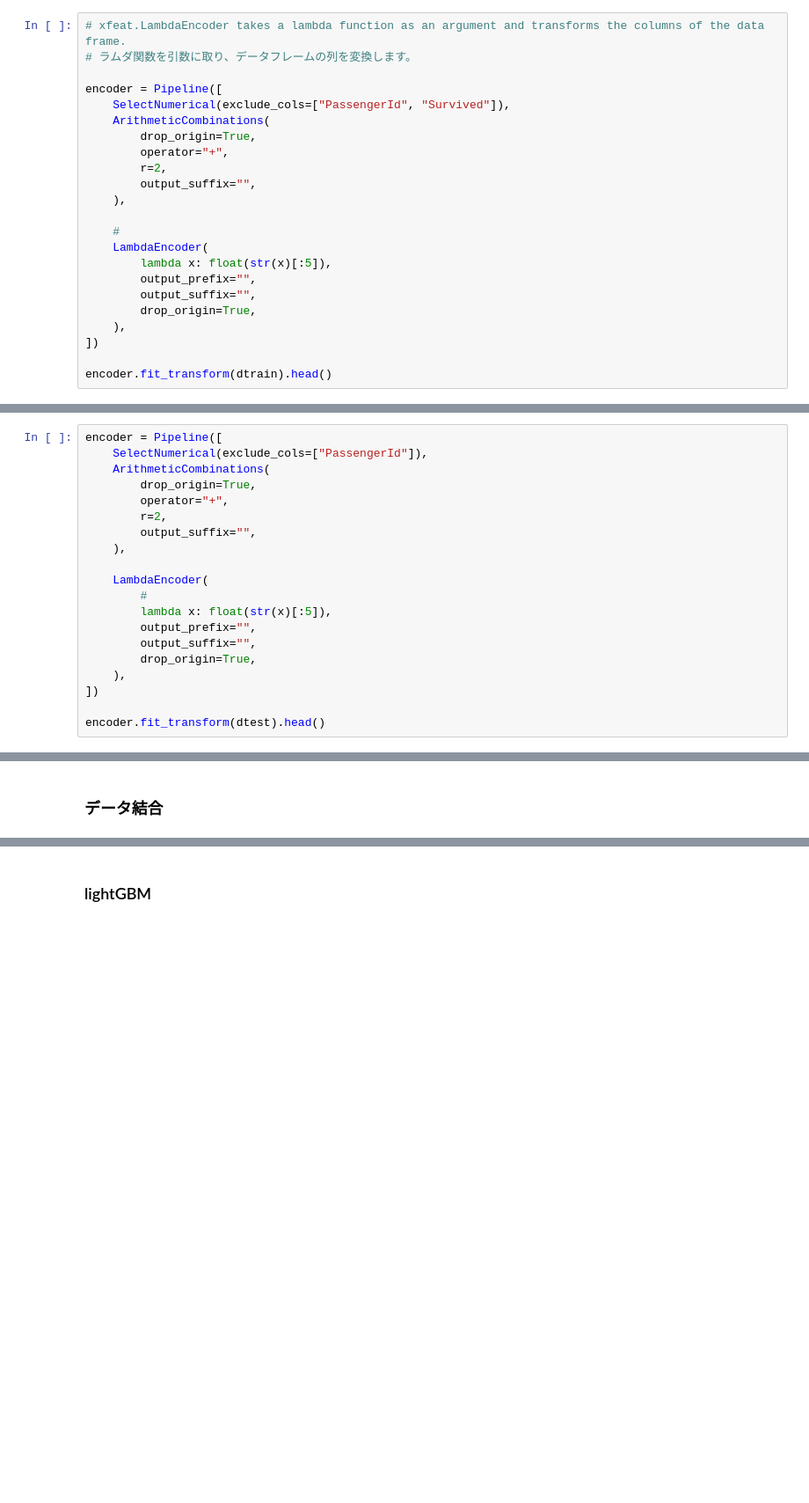
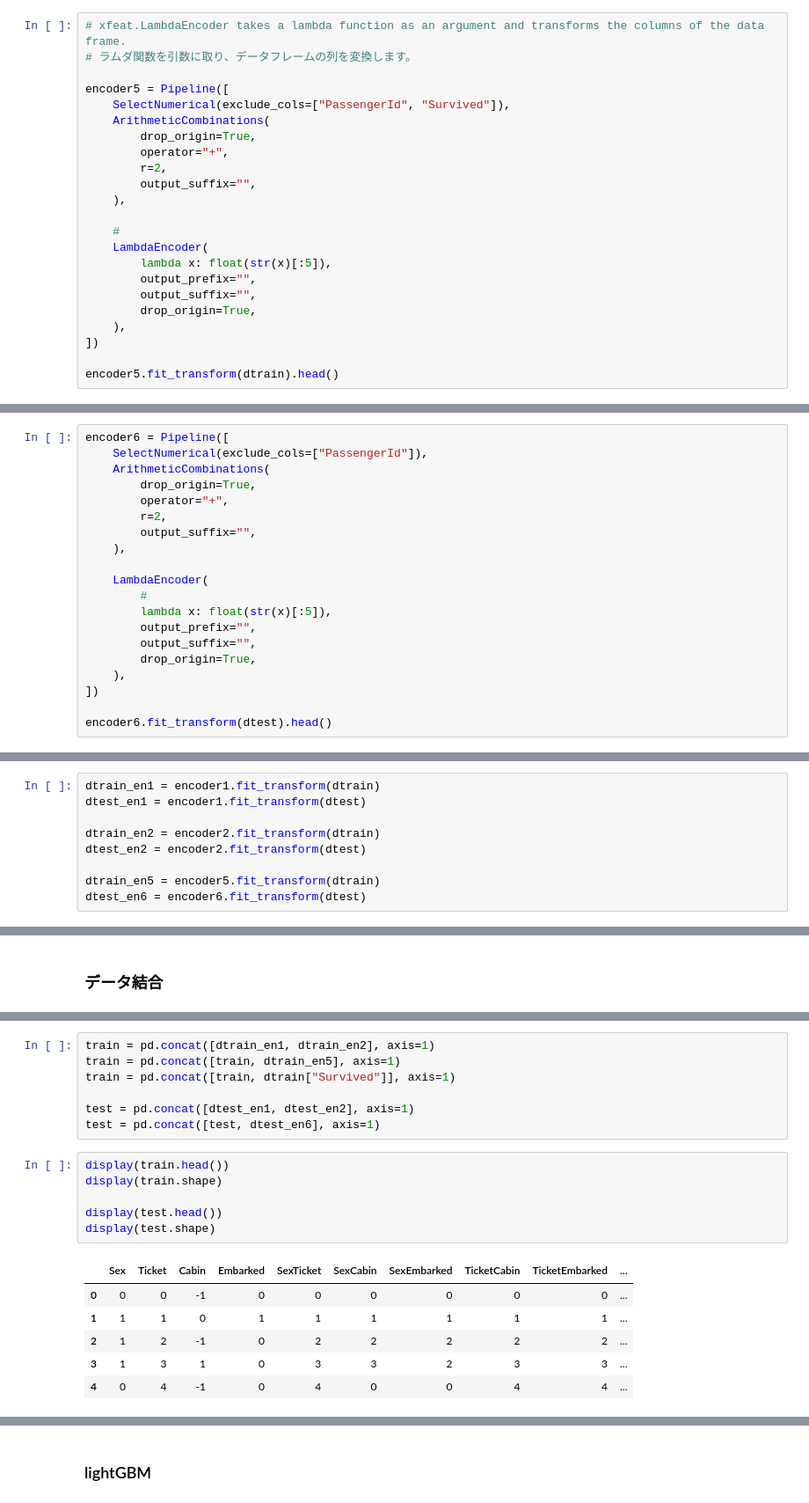
Before and after one commit to KJMAN678/xfeat, a Jupyter notebook: titanic_xfeat.ipynb, the cells around one changed output, grey strips where cells are left out. Shown at 88% size. Saved outputs shown, nothing was run; the diff lists cells and outputs as text; blank space fills up the shorter version.

```diff
--- a/titanic_xfeat.ipynb
+++ b/titanic_xfeat.ipynb
@@ -285,7 +264,7 @@ display(encoder.fit_transform(dtest).head())
 # xfeat.LambdaEncoder takes a lambda function as an argument and transforms the columns of the data frame.
 # ラムダ関数を引数に取り、データフレームの列を変換します。
 
-encoder = Pipeline([
+encoder5 = Pipeline([
     SelectNumerical(exclude_cols=["PassengerId", "Survived"]),
     ArithmeticCombinations(
         drop_origin=True,
@@ -303,7 +282,7 @@ encoder = Pipeline([
     ),
 ])
 
-encoder.fit_transform(dtrain).head()
+encoder5.fit_transform(dtrain).head()
 # %% [output]
 |  | PclassAge | PclassSibSp | PclassParch | PclassFare | AgeSibSp | AgeParch | AgeFare | SibSpParch | SibSpFare | ... |
 | 0 | 25.0 | 4.0 | 3.0 | 10.25 | 23.0 | 22.0 | 29.25 | 1.0 | 8.250 | ... |
@@ -312,7 +291,7 @@ encoder.fit_transform(dtrain).head()
 | 3 | 36.0 | 2.0 | 1.0 | 54.09 | 36.0 | 35.0 | 88.09 | 1.0 | 54.090 | ... |
 | 4 | 38.0 | 3.0 | 3.0 | 11.05 | 35.0 | 35.0 | 43.04 | 0.0 | 8.050 | ... |
 # %%
-encoder = Pipeline([
+encoder6 = Pipeline([
     SelectNumerical(exclude_cols=["PassengerId"]),
     ArithmeticCombinations(
         drop_origin=True,
@@ -330,7 +309,7 @@ encoder = Pipeline([
     ),
 ])
 
-encoder.fit_transform(dtest).head()
+encoder6.fit_transform(dtest).head()
 # %% [output]
 |  | PclassAge | PclassSibSp | PclassParch | PclassFare | AgeSibSp | AgeParch | AgeFare | SibSpParch | SibSpFare | ... |
 | 0 | 37.5 | 3.0 | 3.0 | 10.82 | 34.5 | 34.5 | 42.32 | 0.0 | 7.829 | ... |
@@ -427,3 +406,12 @@ encoder.transform(dtest).head()
 The Label encoding mapping is kept in train.csv and test.csv. Unseen values are assigned to -1 in this case.
 
 ラベルエンコーディングマッピングは train.csv と test.csv に保持されます。この場合、未見の値は-1に代入されます。
+# %%
+dtrain_en1 = encoder1.fit_transform(dtrain)
+dtest_en1 = encoder1.fit_transform(dtest)
+
+dtrain_en2 = encoder2.fit_transform(dtrain)
+dtest_en2 = encoder2.fit_transform(dtest)
+
+dtrain_en5 = encoder5.fit_transform(dtrain)
+dtest_en6 = encoder6.fit_transform(dtest)
@@ -434,0 +466,20 @@ test = pd.concat([,], axis=1)
+# %%
+train = pd.concat([dtrain_en1, dtrain_en2], axis=1)
+train = pd.concat([train, dtrain_en5], axis=1)
+train = pd.concat([train, dtrain["Survived"]], axis=1)
+
+test = pd.concat([dtest_en1, dtest_en2], axis=1)
+test = pd.concat([test, dtest_en6], axis=1)
+# %%
+display(train.head())
+display(train.shape)
+
+display(test.head())
+display(test.shape)
+# %% [output]
+|  | Sex | Ticket | Cabin | Embarked | SexTicket | SexCabin | SexEmbarked | TicketCabin | TicketEmbarked | ... |
+| 0 | 0 | 0 | -1 | 0 | 0 | 0 | 0 | 0 | 0 | ... |
+| 1 | 1 | 1 | 0 | 1 | 1 | 1 | 1 | 1 | 1 | ... |
+| 2 | 1 | 2 | -1 | 0 | 2 | 2 | 2 | 2 | 2 | ... |
+| 3 | 1 | 3 | 1 | 0 | 3 | 3 | 2 | 3 | 3 | ... |
+| 4 | 0 | 4 | -1 | 0 | 4 | 0 | 0 | 4 | 4 | ... |
```
Also changed, not shown: parts of 28 cells of this notebook, 1 other file.
